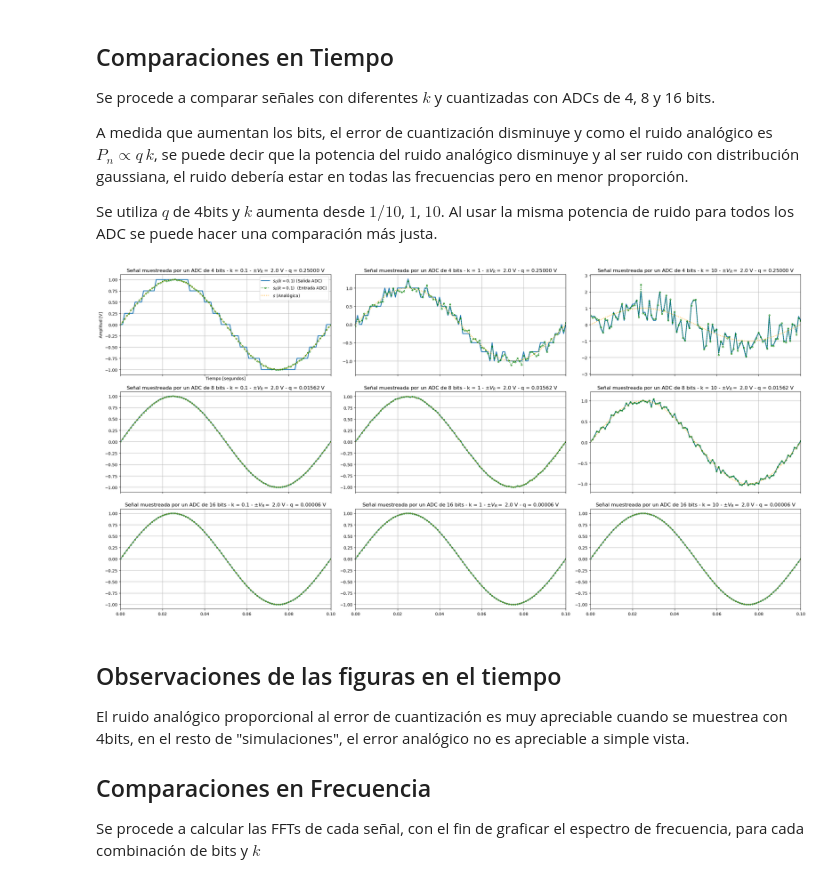
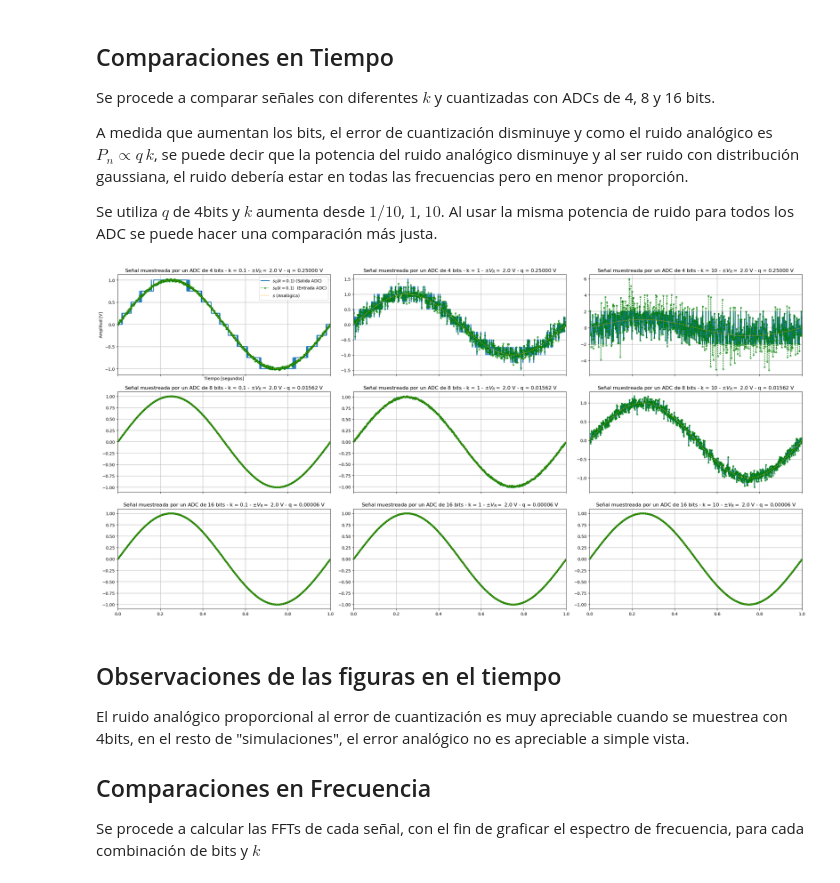
Before and after one commit to federico-b-ee/PDS-2024, a Jupyter notebook: TS4/notebook.ipynb, the cells around one changed output. Cells and saved outputs as stored; diff of their text form; code cells hidden in the pictures.

```diff
--- a/TS4/notebook.ipynb
+++ b/TS4/notebook.ipynb
@@ -35,8 +35,8 @@ import numpy as np
 amplitude = 1
 # Se alimenta el adc con vcc y vee
 # Utilizando la amplitud de la señal
-vcc = amplitude*2
-vee = -amplitude*2
+vcc = amplitude * 2
+vee = -amplitude * 2
 
 # Señal a cuantizar
 fs = N = 1000
@@ -48,8 +48,7 @@ t, sr = sine.wave(
 bits = 2
 q = (vcc - vee) / (2**bits - 1)
 
-random_signal = np.random.normal(0, q**2 / 12, N)
-normalized_signal = (random_signal - np.mean(random_signal)) / np.std(random_signal)
+random_signal = np.random.normal(0, np.sqrt(q**2 / 12 * 0.1), N)
 sn = sr + random_signal
 
 # Se grafica la señal real y con ruido
@@ -69,7 +68,7 @@ from pds_utils import adc, noise
 from matplotlib import pyplot as plt
 
 fs = N = 1000
-f = 10
+f = 1
 t, sr = sine.wave(
     sampling_freq=fs, samples=N, amplitude=amplitude, dc_level=0, frequency=f
 )
@@ -78,72 +77,70 @@ bits = [4, 8, 16]
 
 # Valores de k
 # Valor arbitrario para generar ruido con mayor o menor potencia
-k_values = [1 / 10, 1, 10]
+k_values = [0.1, 1, 10]
 
 # Creo subplots para cada combinación de bits y k
 fig, axs = plt.subplots(len(bits), len(k_values), figsize=(24, 12), sharex=True)
 
-sq_list = [[] for _ in range(len(bits))]
-sn_list = [[] for _ in range(len(bits))]
-n_list = [[] for _ in range(len(bits))]
+sq_array = np.empty((len(bits), len(k_values), N))
+sn_array = np.empty((len(bits), len(k_values), N))
+n_array = np.empty((len(bits), len(k_values), N))
+q_error_array = np.empty((len(bits), len(k_values), N))
+
 q_list = [[] for _ in range(len(bits))]
-q_error = [[] for _ in range(len(bits))]
-
-p_list = [[] for _ in range(len(bits))]
 
 for j, b in enumerate(bits):
     for i, k in enumerate(k_values):
         # Calcular potencia del ruido
-        q = (vcc - vee) / (2 ** bits[j] - 1)
+        q = (vcc - vee) / (2 ** (b - 1))
+        q_list[j].append(q)
         p = np.sqrt(q**2 / 12) * k
-        p_list[j].append(p)  # [w]
 
         # Aplicar ruido a la señal
         sn, n = noise.normal(sr, 0, p, N)
-        sn_list[j].append(sn)
-        n_list[j].append(n)
+        sn_array[j, i] = sn
+        n_array[j, i] = n
 
         # Cuantización de la señal con ruido
         sq, q = adc.adc(sn, bits=b, vcc=vcc, vee=vee)
-        sq_list[j].append(sq)
-        q_list[j].append(q)
+        sq_array[j, i] = sq
 
         # Guardo los resultados del error para cada combinación de bits y k
-        q_err = sq - sr
-        q_error[j].append(q_err)
+        q_err = sr - sq
+        q_error_array[j, i] = q_err
 
         # Graficar los resultados en el subplot correspondiente
         axs[j, i].plot(t, sq, lw=2, label=f"$ s_Q (k={k}) $ (Salida ADC)")
         axs[j, i].plot(
             t,
             sn,
             linestyle=":",
             color="green",
             marker="o",
             markersize=3,
             markerfacecolor="none",
             markeredgecolor="green",
             fillstyle="none",
             label=f"$ s_R (k={k}) $  (Entrada ADC)",
         )
         axs[j, i].plot(t, sr, color="orange", ls="dotted", label="$ s $ (Analógica)")
 
         # Establecer título y etiquetas para cada subplot
         axs[j, i].set_title(
             f"Señal muestreada por un ADC de {b} bits - k = {k} - $\pm V_R= $ {vcc:.1f} V - q = {q:.5f} V"
         )
         axs[j, i].grid()
 
 
 # Establecer etiquetas comunes para el eje x e y
 axs[0, 0].set_ylabel("Amplitud [V]")
 axs[0, 0].set_xlabel("Tiempo [segundos]")
 axs[0, 0].legend(loc="upper right")
 plt.xlim(0, 1 / f)
 plt.tight_layout()
 plt.show()
 # %% [output]
-[figure, old version]
+[figure, new version]
 # %% [markdown]
 ## Observaciones de las figuras en el tiempo
 
```
Also changed, not shown: parts of 6 cells of this notebook, 1 other file.
